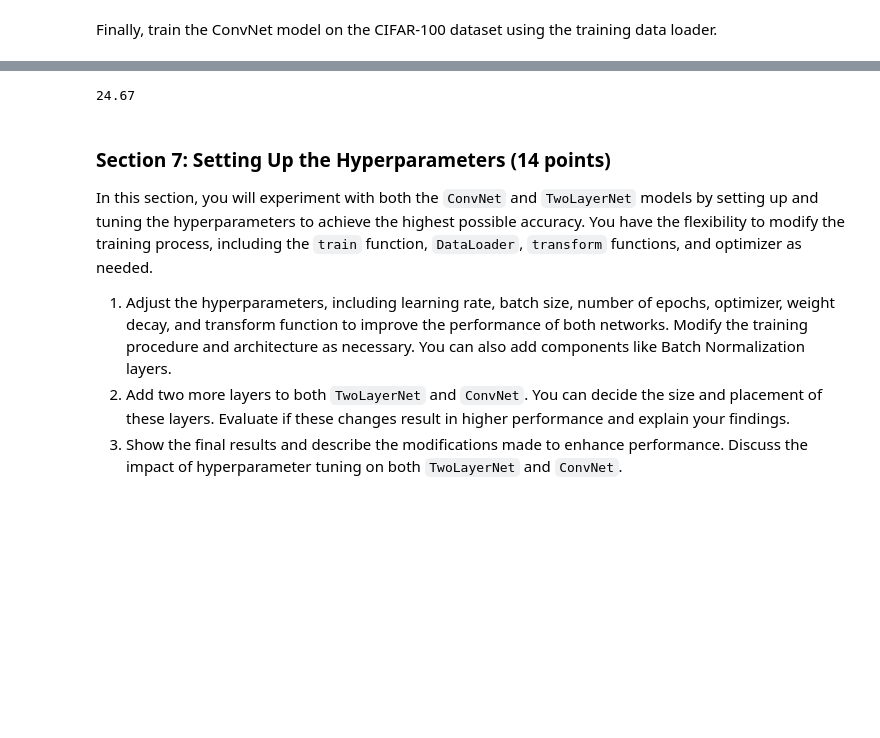
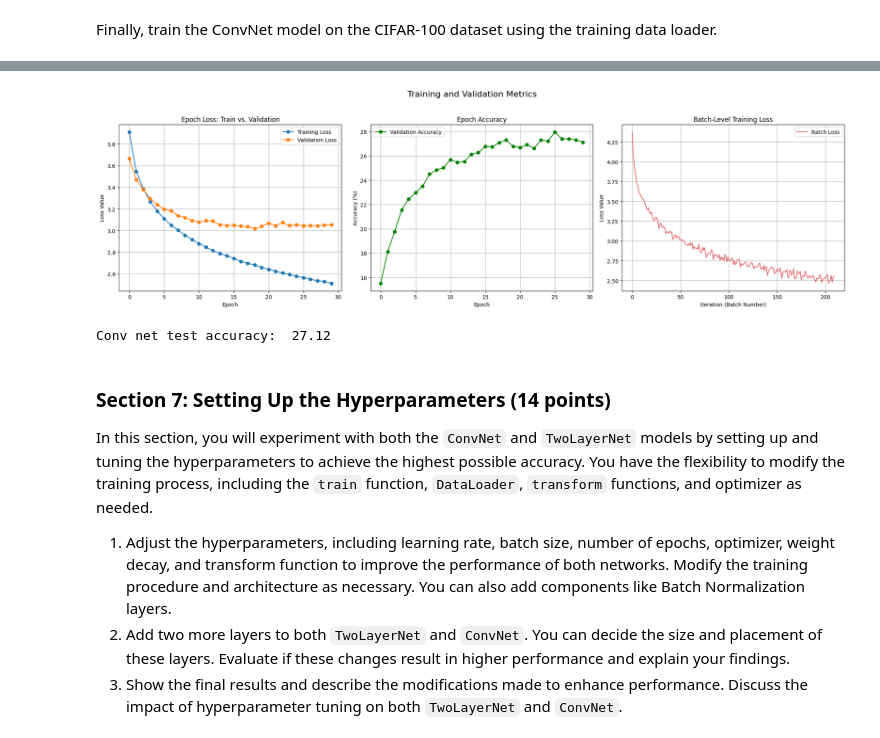
Before and after one commit to CV1Group28/cv1-final-lab-part-2, a Jupyter notebook: 16207041_12270229_13448714.ipynb, the cells around one changed output, grey strips where cells are left out. Cells and saved outputs as stored; diff of their text form; code cells hidden in the pictures; blank space fills up the shorter version.

```diff
--- a/16207041_12270229_13448714.ipynb
+++ b/16207041_12270229_13448714.ipynb
@@ -536,6 +602,6 @@ Finally, train the ConvNet model on the CIFAR-100 dataset using the training dat
 conv_net = ConvNet()
 criterion = nn.CrossEntropyLoss()
 optimizer = create_optimizer(conv_net, learning_rate=0.001)
-train(conv_net, train_loader, criterion, optimizer, epochs=10)
-validate(conv_net, test_loader)
+history_conv = train(conv_net, train_loader, test_loader, criterion, optimizer, epochs=30)
+# validate(conv_net, test_loader)
 # %% [output]
@@ -559,4 +608,8 @@ Accuracy of the network on the test images: 24.67 %
-24.67
+[figure, added]
+# %%
+print("Conv net test accuracy: ", history_conv["val_accuracy"][-1])
+# %% [output]
+Conv net test accuracy:  27.12
 # %% [markdown]
 <a id="section-7"></a>
 ### **Section 7: Setting Up the Hyperparameters (14 points)**
```
Also changed, not shown: parts of 41 cells of this notebook.
